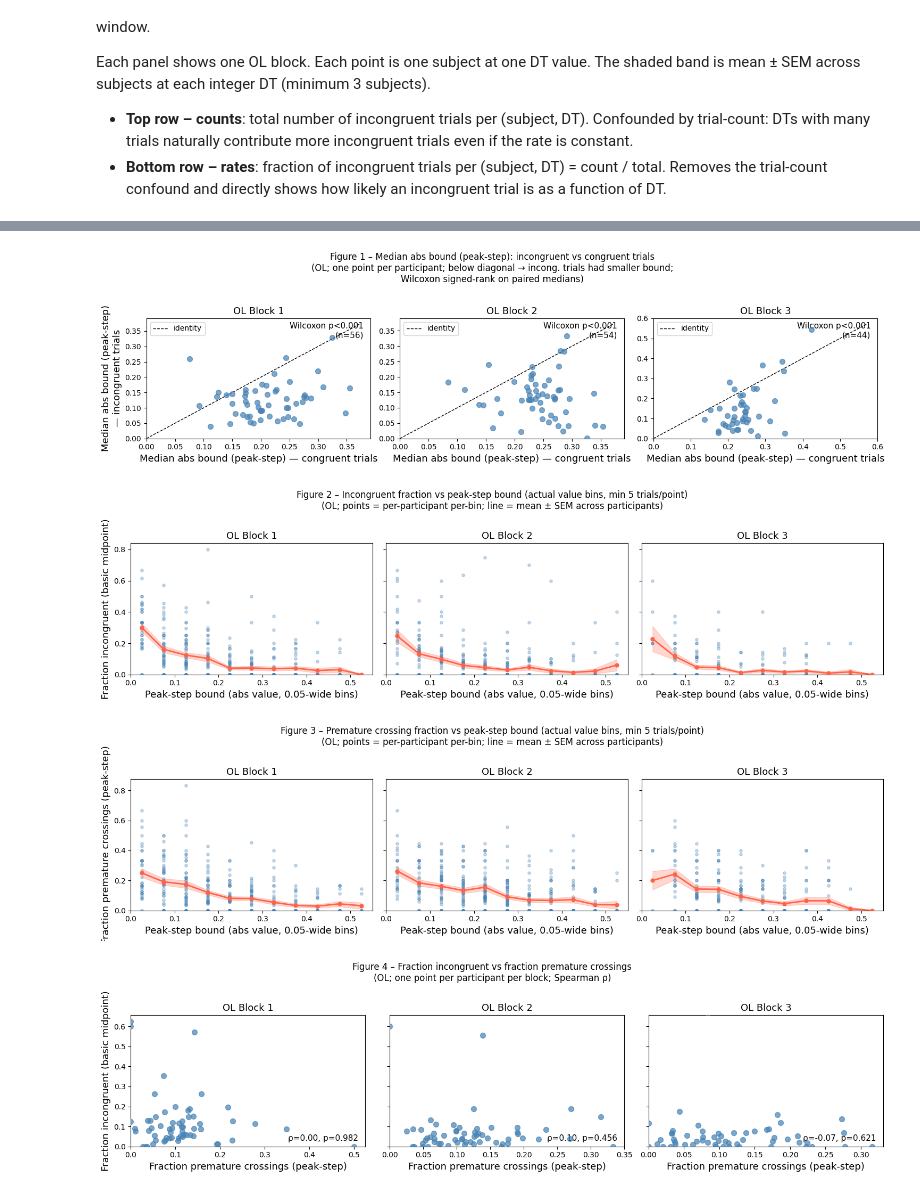
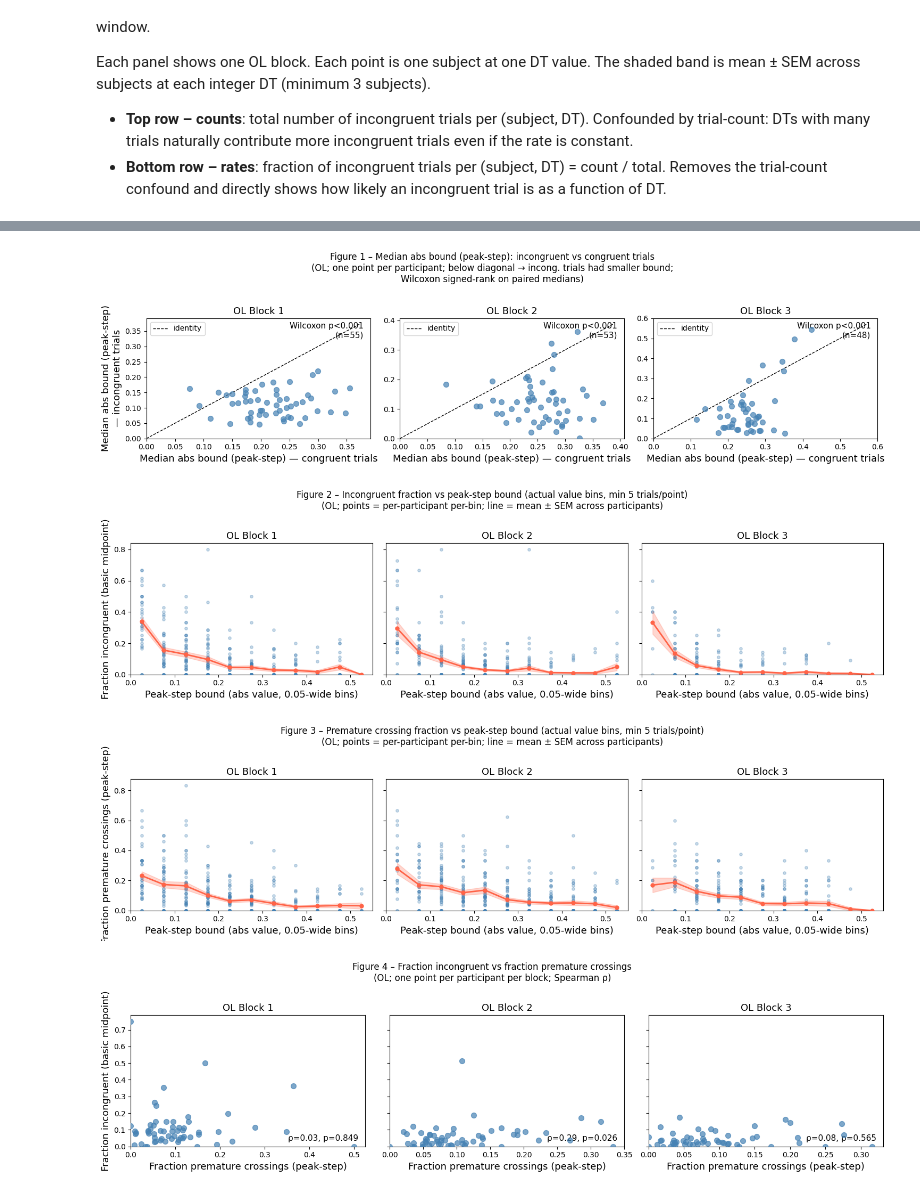
Before and after one commit to TheGoldLab/ms_2026_kalburge_etal_elife, a Jupyter notebook: notebooks/Test_boundDefinition.ipynb, the cells around one changed output, grey strips where cells are left out. Cells and saved outputs as stored; diff of their text form; code cells hidden in the pictures.

```diff
--- a/notebooks/Test_boundDefinition.ipynb
+++ b/notebooks/Test_boundDefinition.ipynb
@@ -253,7 +255,7 @@ datasets  = {}
 summaries = {}
 
 for task_type in TASK_LIST:
-    df   = get_data_table(task_type=task_type, correct_bias=None)
+    df   = get_data_table(task_type=task_type, peak_step_bound=False)  # midpoint bounds: the 'current' definition here
     good = get_good_trial_array(df)
     dg   = df[good].copy()
 
@@ -846,12 +840,12 @@ fig1, axes1 = plt.subplots(1, n_blocks, figsize=(5 * n_blocks, 4))
 for bi, block in enumerate(block_list):
     ax = axes1[bi]
     bd = dg8[(dg8['block_index'] == block)
-             & dg8['cong_peak'].notna() & dg8['abs_bound'].notna()]
+             & dg8['cong_peak'].notna() & dg8['abs_bound_peak'].notna()]
     cong_meds, incong_meds = [], []
     for subj in bd['subject_index'].unique():
         sd = bd[bd['subject_index'] == subj]
-        mc = sd.loc[sd['cong_peak'] == 1, 'abs_bound'].median()
-        mi = sd.loc[sd['cong_peak'] == 0, 'abs_bound'].median()
+        mc = sd.loc[sd['cong_peak'] == 1, 'abs_bound_peak'].median()
+        mi = sd.loc[sd['cong_peak'] == 0, 'abs_bound_peak'].median()
         if np.isfinite(mc) and np.isfinite(mi):
             cong_meds.append(mc)
             incong_meds.append(mi)
@@ -886,7 +880,7 @@ def _binned_fracs(bd, ycol):
     for subj in bd['subject_index'].unique():
         sd = bd[bd['subject_index'] == subj]
         for k, (lo, hi) in enumerate(zip(BIN_EDGES[:-1], BIN_EDGES[1:])):
-            mask = (sd['abs_bound'] >= lo) & (sd['abs_bound'] < hi)
+            mask = (sd['abs_bound_peak'] >= lo) & (sd['abs_bound_peak'] < hi)
             if mask.sum() >= MIN_TRIALS:
                 fv = sd.loc[mask, ycol].mean()
                 all_x.append(BIN_CENTS[k]); all_y.append(fv); bin_vals[k].append(fv)
@@ -918,7 +912,7 @@ def _plot_binned(axes, bd_list, ycol, ylabel):
 # ── Figure 2: Incongruent fraction vs peak-step bound bins ────────────────────
 dg8['_incong'] = (dg8['cong_basic'] == 0).astype(float)
 bd_by_block2 = [
-    dg8[(dg8['block_index'] == b) & dg8['cong_basic'].notna() & dg8['abs_bound'].notna()]
+    dg8[(dg8['block_index'] == b) & dg8['cong_basic'].notna() & dg8['abs_bound_peak'].notna()]
     for b in block_list
 ]
 fig2, axes2 = plt.subplots(1, n_blocks, figsize=(5 * n_blocks, 4), sharey=True)
@@ -933,7 +927,7 @@ plt.show()
 
 # ── Figure 3: Premature crossing fraction vs peak-step bound bins ──────────────
 bd_by_block3 = [
-    dg8[(dg8['block_index'] == b) & dg8['early_crossing_peak'].notna() & dg8['abs_bound'].notna()]
+    dg8[(dg8['block_index'] == b) & dg8['early_crossing_peak'].notna() & dg8['abs_bound_peak'].notna()]
     for b in block_list
 ]
 fig3, axes3 = plt.subplots(1, n_blocks, figsize=(5 * n_blocks, 4), sharey=True)
@@ -945,34 +939,34 @@ fig3.suptitle(
     fontsize=12, y=1.02)
 plt.tight_layout()
 plt.show()
 
 
 # ── Figure 4: Fraction incongruent vs fraction premature crossings ─────────────
 fig4, axes4 = plt.subplots(1, n_blocks, figsize=(5 * n_blocks, 4), sharey=True)
 for bi, block in enumerate(block_list):
     ax = axes4[bi]
     bd = sum_ol[(sum_ol['block_index'] == block)].dropna(
              subset=['mean_cong_basic', 'frac_early_peak'])
     x  = bd['frac_early_peak'].values
     y  = (1 - bd['mean_cong_basic'].values)
     ax.scatter(x, y, color='steelblue', alpha=0.7, s=50, zorder=5)
     if len(x) >= 3:
         rho, p = stats.spearmanr(x, y)
         ax.text(0.97, 0.03, f'ρ={rho:.2f}, {_fmt_p(p)}',
                 transform=ax.transAxes, fontsize=FS_ANNOT, ha='right', va='bottom')
     ax.set_xlabel('Fraction premature crossings (peak-step)', fontsize=FS_LABEL)
     if bi == 0:
         ax.set_ylabel('Fraction incongruent (basic midpoint)', fontsize=FS_LABEL)
     ax.set_title(f'OL Block {block}', fontsize=FS_TITLE)
     ax.set_xlim(left=0)
     ax.set_ylim(bottom=0)
 
 fig4.suptitle('Figure 4 – Fraction incongruent vs fraction premature crossings\n'
               '(OL; one point per participant per block; Spearman ρ)', fontsize=12, y=1.02)
 plt.tight_layout()
 plt.show()
 # %% [output]
-[figure, old version]
+[figure, new version]
-[figure, old version]
+[figure, new version]
-[figure, old version]
+[figure, new version]
-[figure, old version]
+[figure, new version]
```
Also changed, not shown: parts of 11 cells of this notebook, 3 other files.
